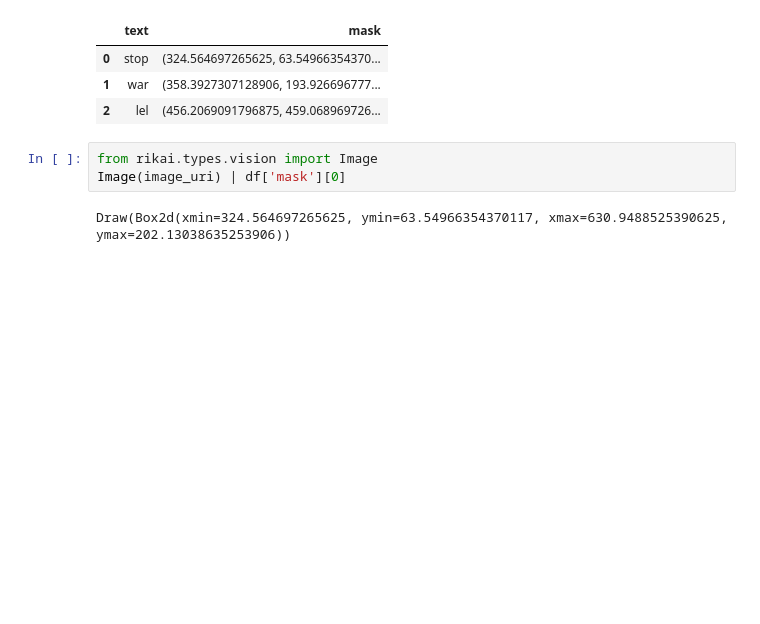
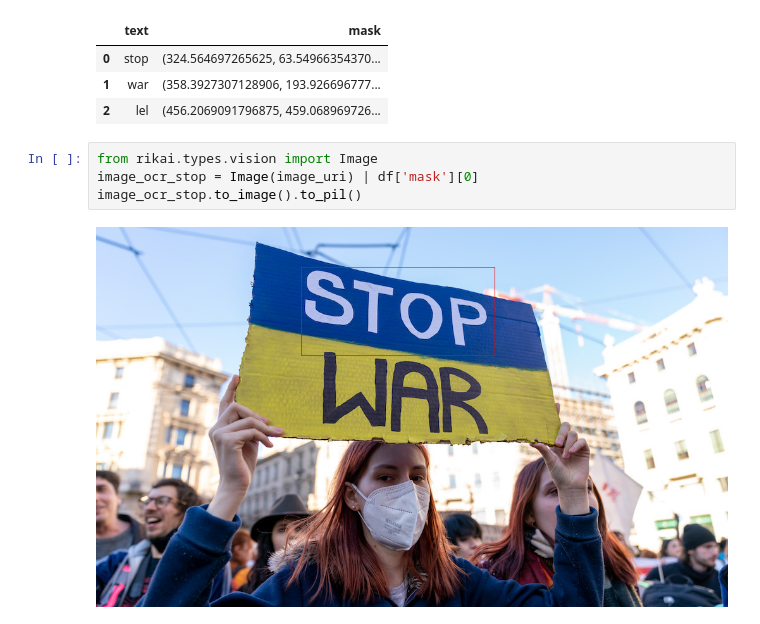
Before and after one commit to da-tubi/rikai-ocr, a Jupyter notebook: notebooks/KerasOCRikai.ipynb, the cells around one changed output. Saved outputs shown, nothing was run; the diff lists cells and outputs as text; blank space fills up the shorter version.

```diff
--- a/notebooks/KerasOCRikai.ipynb
+++ b/notebooks/KerasOCRikai.ipynb
@@ -53,6 +53,7 @@ df
 | 2 | lel | (456.2069091796875, 459.068969726... |
 # %%
 from rikai.types.vision import Image
-Image(image_uri) | df['mask'][0]
+image_ocr_stop = Image(image_uri) | df['mask'][0]
+image_ocr_stop.to_image().to_pil()
 # %% [output]
-Draw(Box2d(xmin=324.564697265625, ymin=63.54966354370117, xmax=630.9488525390625, ymax=202.13038635253906))
+[figure, added]
```
Also changed, not shown: parts of 2 cells of this notebook, 1 other file.
